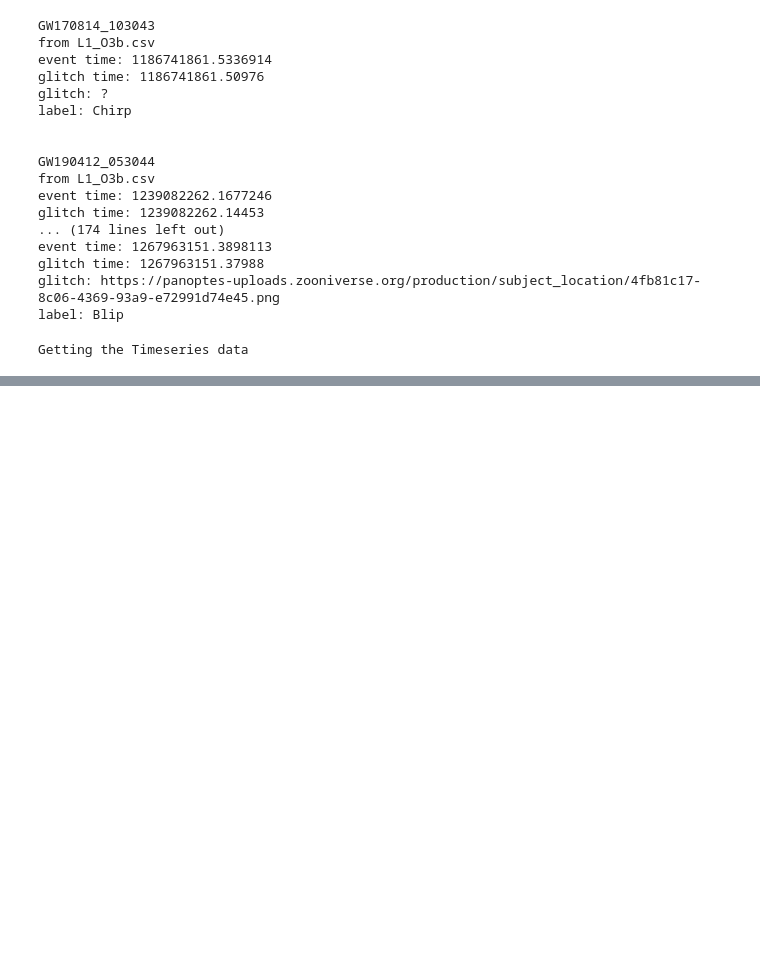
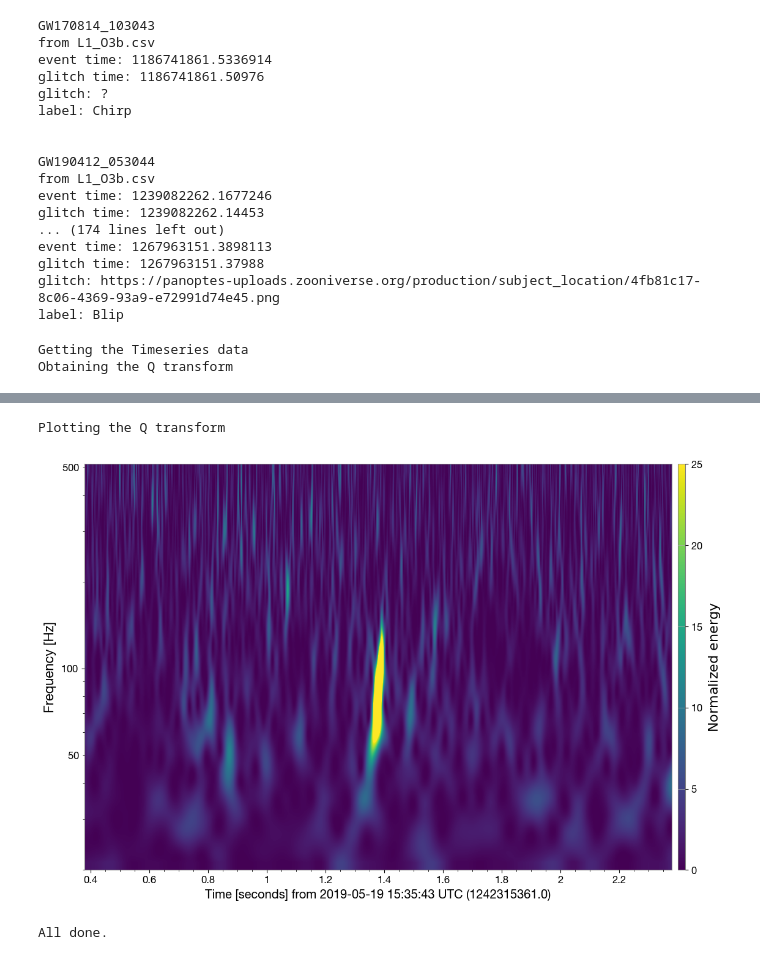
Before and after one commit to irishellenyin/search-for-glitch-in-4ogc, a Jupyter notebook: find_glitch.ipynb, the cells around one changed output, grey strips where cells are left out. Cells and saved outputs as stored; diff of their text form; code cells hidden in the pictures; blank space fills up the shorter version.

```diff
--- a/find_glitch.ipynb
+++ b/find_glitch.ipynb
@@ -165,6 +179,7 @@ def make_scan(event_time, ifo):
   else:
     pass
 # %%
-make_scan(1186741861.50976,'L1')
+make_scan(1242315362.37891,'L1')
 # %% [output]
 Getting the Timeseries data
+Obtaining the Q transform
@@ -170,0 +187,3 @@ Getting the Timeseries data
+Plotting the Q transform
+[figure, added]
+All done.
```
Also changed, not shown: parts of 3 cells of this notebook.
